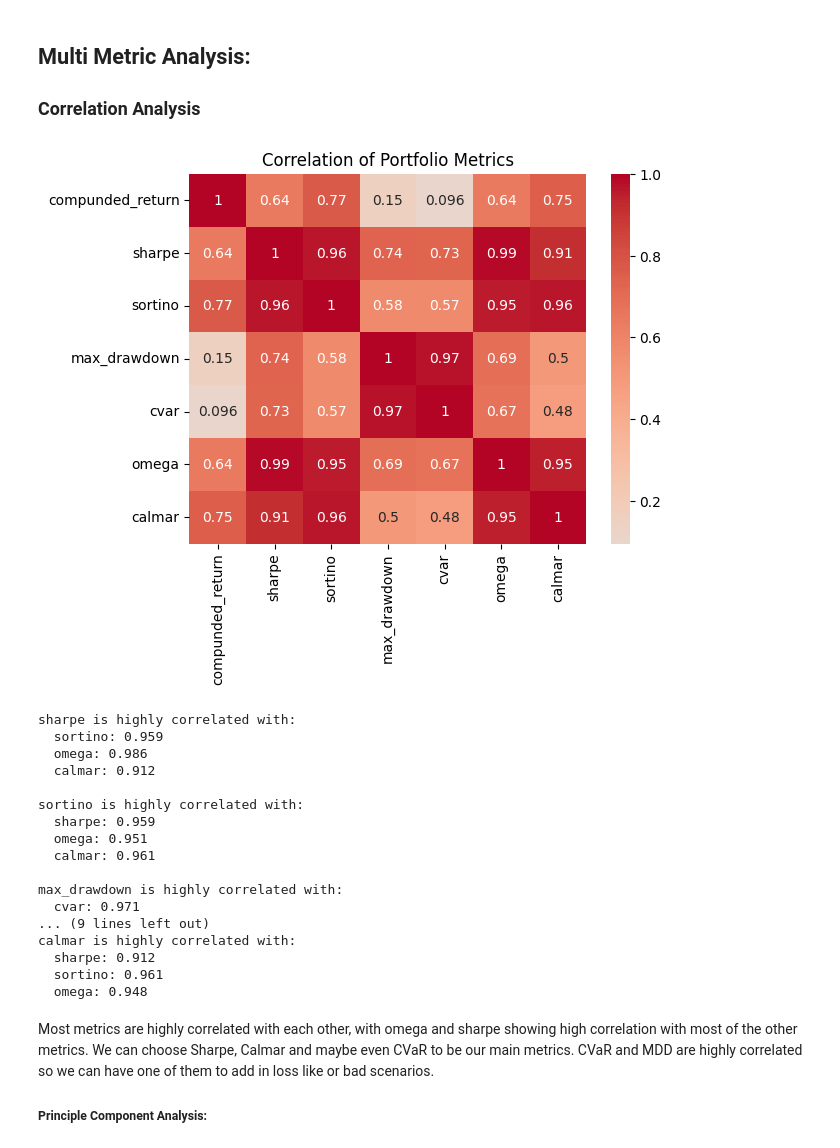
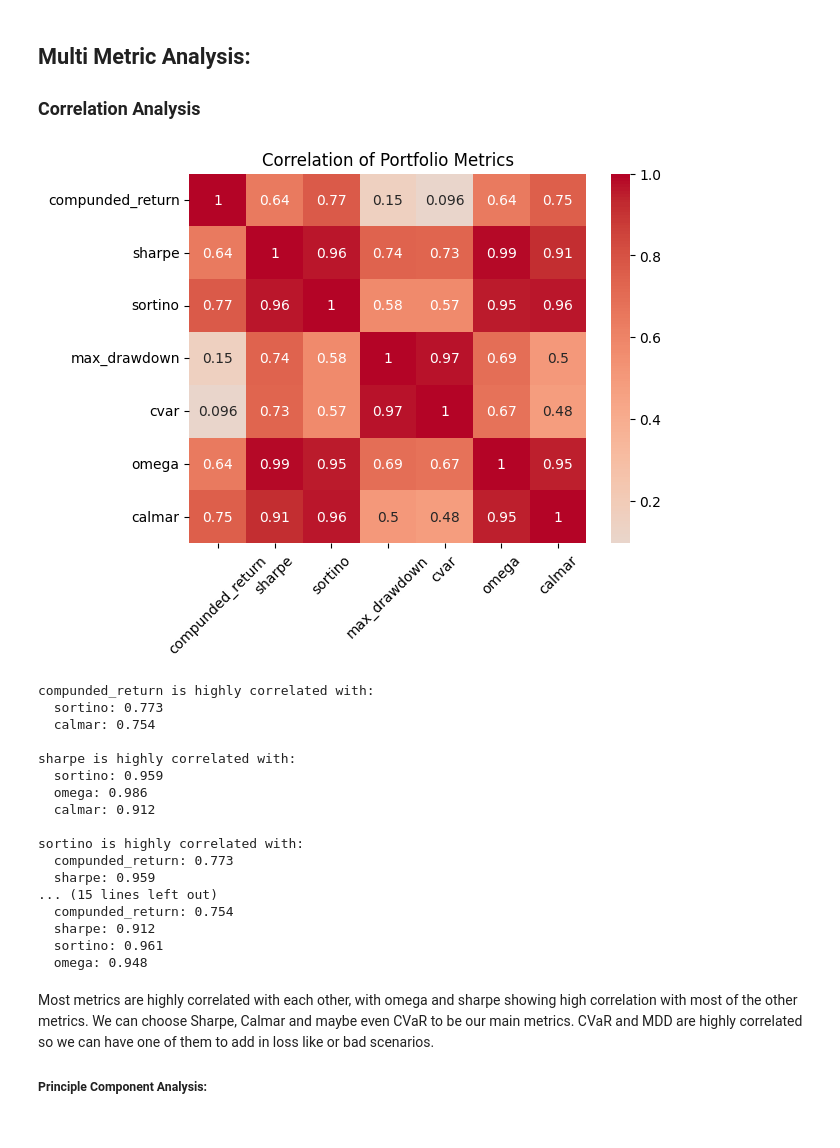
Before and after one commit to travisdesell/exact, a Jupyter notebook: financial_loss_functions/exploration/wfv_analysis.ipynb, the cells around one changed output. Drawn from its saved outputs; the diff is of its cells as text; code cells hidden in the pictures.

```diff
--- a/financial_loss_functions/exploration/wfv_analysis.ipynb
+++ b/financial_loss_functions/exploration/wfv_analysis.ipynb
@@ -170,13 +167,14 @@ all_avg_perf = all_avg_perf[~all_avg_perf.index.isin(all_benches)]
 # %%
 corr = all_avg_perf.corr()
 
 # Plot heatmap
 plt.figure()
 sns.heatmap(corr, annot=True, cmap='coolwarm', center=0)
 plt.title('Correlation of Portfolio Metrics')
+plt.xticks(rotation=45)
 plt.show()
 # %% [output]
-[figure, old version]
+[figure, new version]
 # %%
 def high_corr_with_each_metric(corr, threshold=0.8):
     for metric in corr.columns:
@@ -188,22 +186,22 @@ def high_corr_with_each_metric(corr, threshold=0.8):
             for name, val in high.items():
                 print(f"  {name}: {val:.3f}")
 
-high_corr_with_each_metric(corr, threshold=0.85)
+high_corr_with_each_metric(corr, threshold=0.75)
 # %% [output]
+compunded_return is highly correlated with:
+  sortino: 0.773
+  calmar: 0.754
+
 sharpe is highly correlated with:
   sortino: 0.959
   omega: 0.986
   calmar: 0.912
 
 sortino is highly correlated with:
+  compunded_return: 0.773
   sharpe: 0.959
-  omega: 0.951
-  calmar: 0.961
-
-max_drawdown is highly correlated with:
-  cvar: 0.971
-... (9 lines left out)
-calmar is highly correlated with:
+... (15 lines left out)
+  compunded_return: 0.754
   sharpe: 0.912
   sortino: 0.961
   omega: 0.948
```
Also changed, not shown: parts of 4 cells of this notebook, 3 other files.
